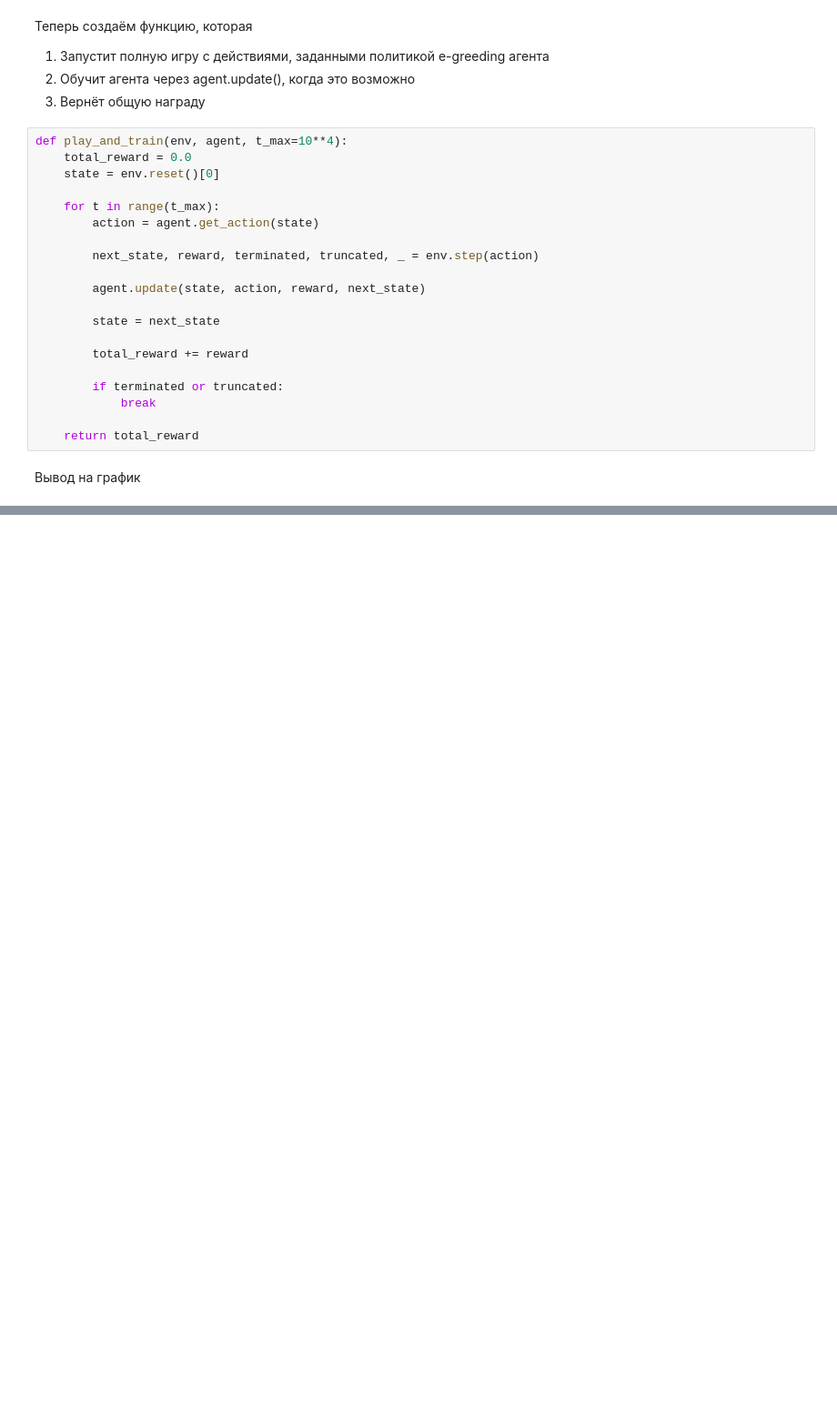
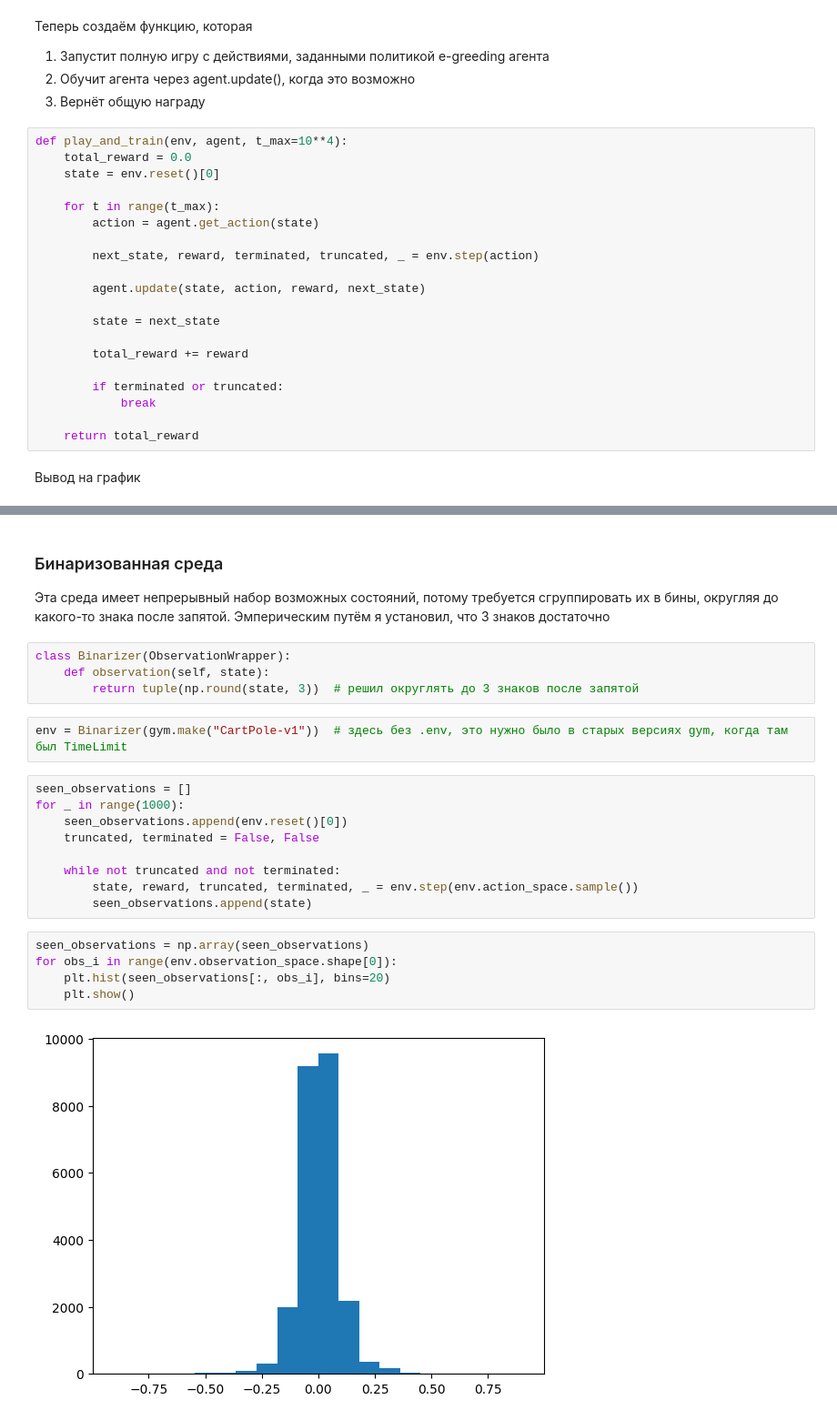
Before and after one commit to Rodeffs/Year4_Programming, a Jupyter notebook: Machine_Learning/Reinforcement_Learning/04_lab/q_learning.ipynb, the cells around one changed output, grey strips where cells are left out. Shown at 91% size. Drawn from its saved outputs; the diff is of its cells as text; blank space fills up the shorter version.

```diff
--- a/Machine_Learning/Reinforcement_Learning/04_lab/q_learning.ipynb
+++ b/Machine_Learning/Reinforcement_Learning/04_lab/q_learning.ipynb
@@ -133,0 +177,26 @@ for i in range(1000):
+# %% [markdown]
+### Бинаризованная среда
+
+Эта среда имеет непрерывный набор возможных состояний, потому требуется сгруппировать их в бины, округляя до какого-то знака после запятой. Эмперическим путём я установил, что 3 знаков достаточно
+# %%
+class Binarizer(ObservationWrapper):
+    def observation(self, state):
+        return tuple(np.round(state, 3))  # решил округлять до 3 знаков после запятой
+# %%
+env = Binarizer(gym.make("CartPole-v1"))  # здесь без .env, это нужно было в старых версиях gym, когда там был TimeLimit
+# %%
+seen_observations = []
+for _ in range(1000):
+    seen_observations.append(env.reset()[0])
+    truncated, terminated = False, False
+
+    while not truncated and not terminated:
+        state, reward, truncated, terminated, _ = env.step(env.action_space.sample())
+        seen_observations.append(state)
+# %%
+seen_observations = np.array(seen_observations)
+for obs_i in range(env.observation_space.shape[0]):
+    plt.hist(seen_observations[:, obs_i], bins=20)
+    plt.show()
+# %% [output]
+[figure, added]
```
Also changed, not shown: parts of 9 cells of this notebook.
